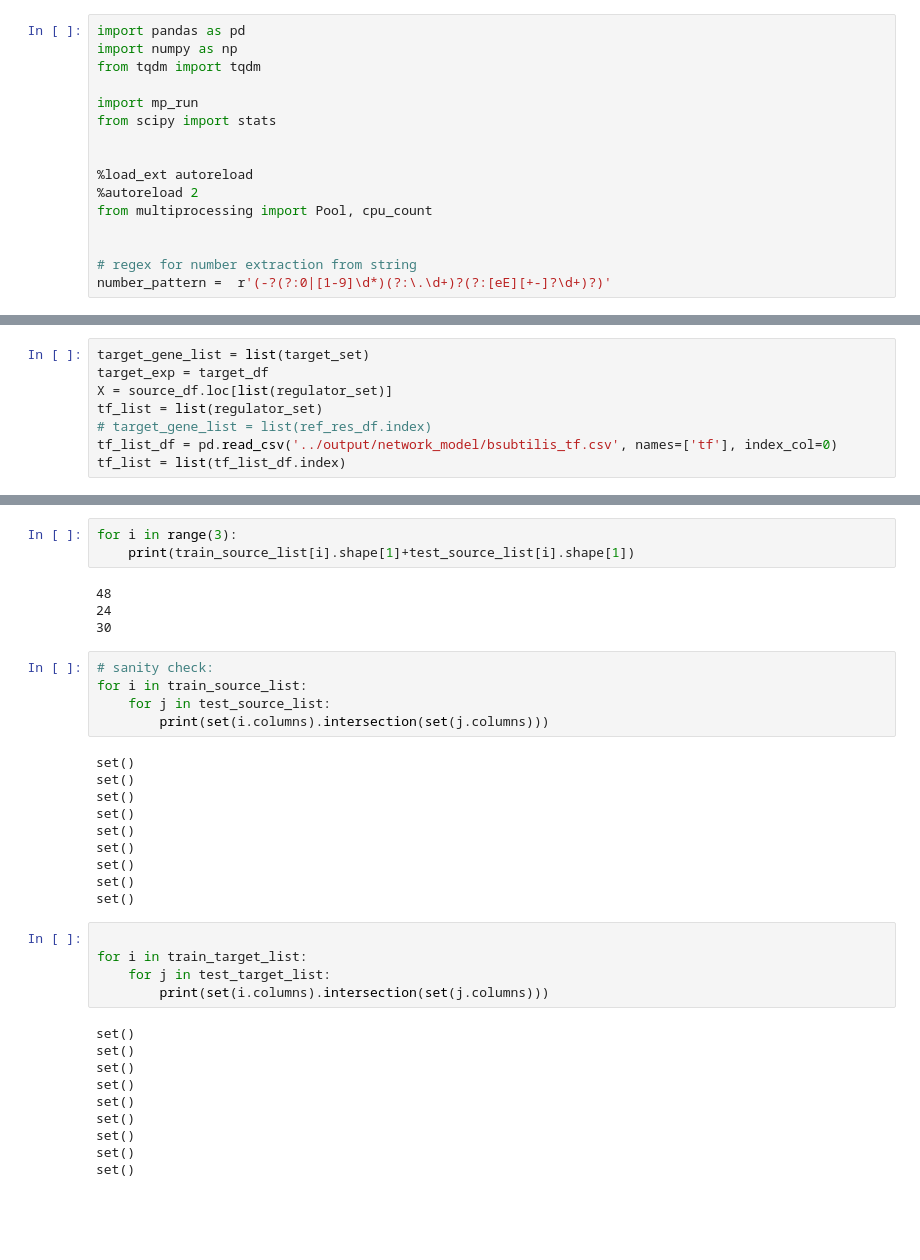
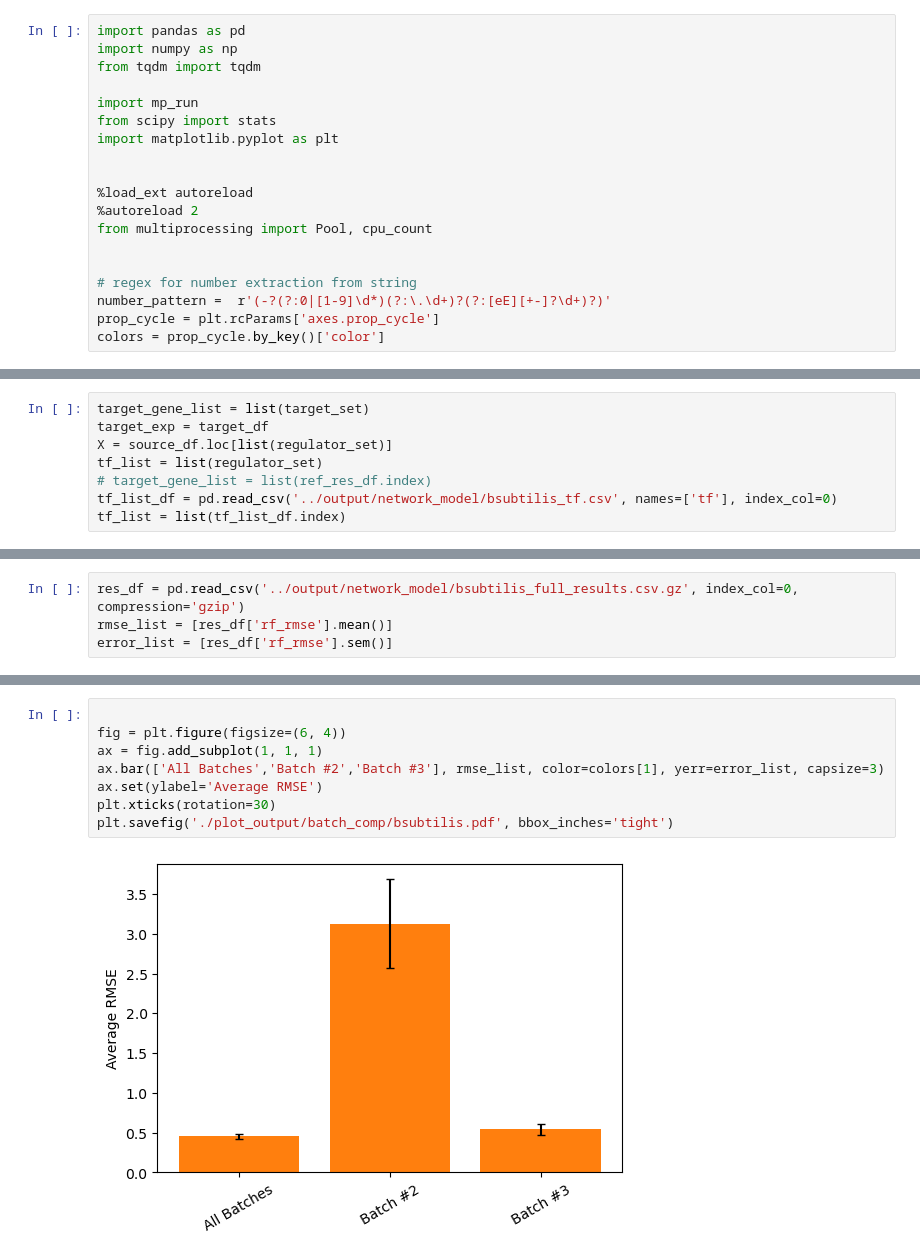
Before and after one commit to IcyFermion/feature_synergy, a Jupyter notebook: network_v_model/bsubtilis_batch_comp.ipynb, the cells around one changed output, grey strips where cells are left out. Cells and saved outputs as stored; diff of their text form; blank space fills up the shorter version.

Commit message:
batch effects

```diff
--- a/network_v_model/bsubtilis_batch_comp.ipynb
+++ b/network_v_model/bsubtilis_batch_comp.ipynb
@@ -7,6 +7,7 @@ from tqdm import tqdm
 
 import mp_run
 from scipy import stats
+import matplotlib.pyplot as plt
 
 
 %load_ext autoreload
@@ -16,3 +17,5 @@ from multiprocessing import Pool, cpu_count
 
 # regex for number extraction from string
 number_pattern =  r'(-?(?:0|[1-9]\d*)(?:\.\d+)?(?:[eE][+-]?\d+)?)'
+prop_cycle = plt.rcParams['axes.prop_cycle']
+colors = prop_cycle.by_key()['color']
@@ -252,3 +132,7 @@ for i in range(len(train_source_list)):
+# %%
+res_df = pd.read_csv('../output/network_model/bsubtilis_full_results.csv.gz', index_col=0, compression='gzip')
+rmse_list = [res_df['rf_rmse'].mean()]
+error_list = [res_df['rf_rmse'].sem()]
 # %%
 all_rmse_list = []
 all_train_rmse_list = []
@@ -368,37 +177,10 @@ for i in range(len(train_source_list)):
-# %%
-for i in range(3):
-    print(train_source_list[i].shape[1]+test_source_list[i].shape[1])
-# %% [output]
-48
-24
-30
-# %%
-# sanity check:
-for i in train_source_list:
-    for j in test_source_list:
-        print(set(i.columns).intersection(set(j.columns)))
-# %% [output]
-set()
-set()
-set()
-set()
-set()
-set()
-set()
-set()
-set()
-# %%
-
-for i in train_target_list:
-    for j in test_target_list:
-        print(set(i.columns).intersection(set(j.columns)))
-# %% [output]
-set()
-set()
-set()
-set()
-set()
-set()
-set()
-set()
-set()
+# %%
+
+fig = plt.figure(figsize=(6, 4))
+ax = fig.add_subplot(1, 1, 1)
+ax.bar(['All Batches','Batch #2','Batch #3'], rmse_list, color=colors[1], yerr=error_list, capsize=3)
+ax.set(ylabel='Average RMSE')
+plt.xticks(rotation=30)
+plt.savefig('./plot_output/batch_comp/bsubtilis.pdf', bbox_inches='tight')
+# %% [output]
+[figure, added]
```
Also changed, not shown: parts of 6 cells of this notebook, 13 other files.
